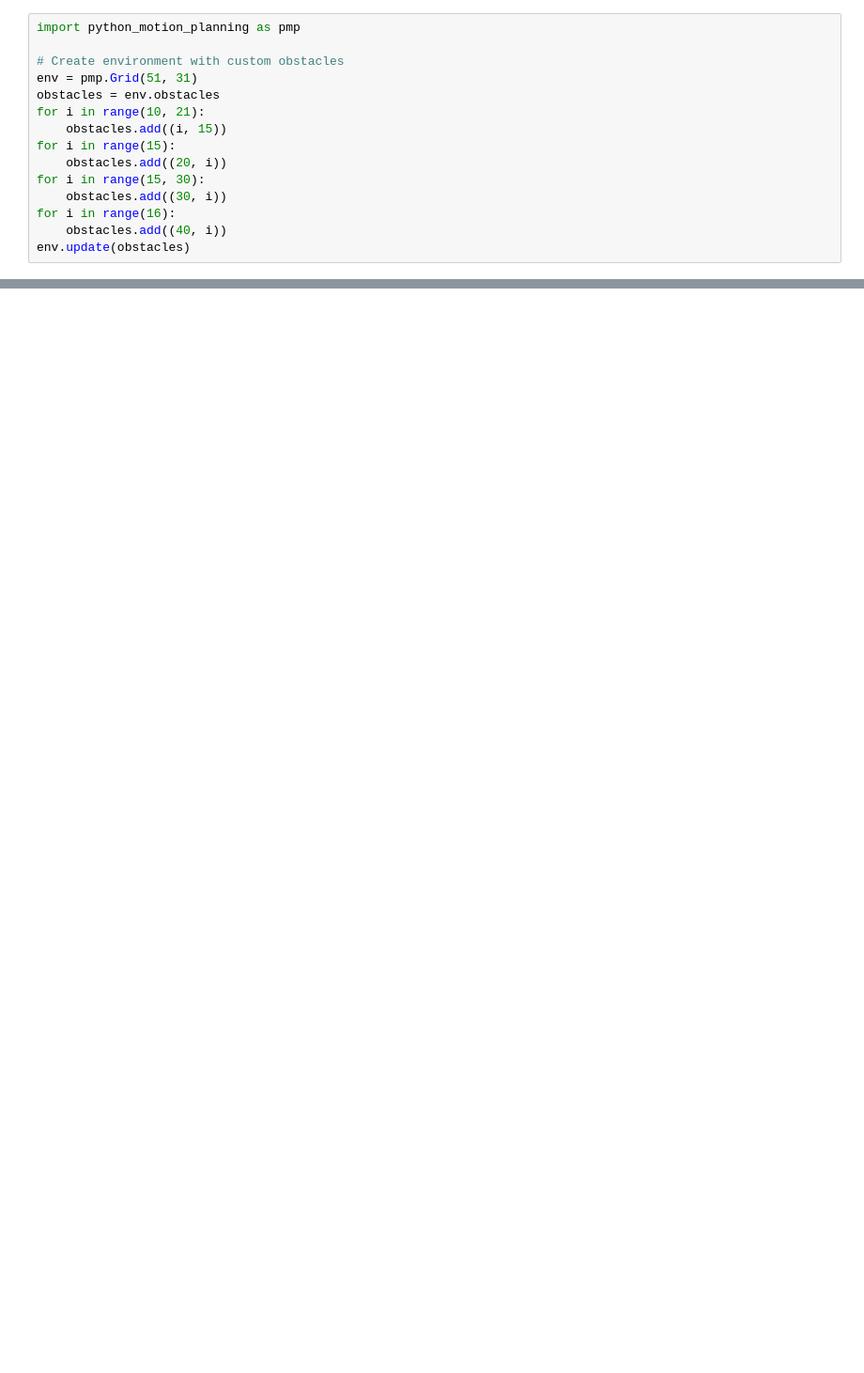
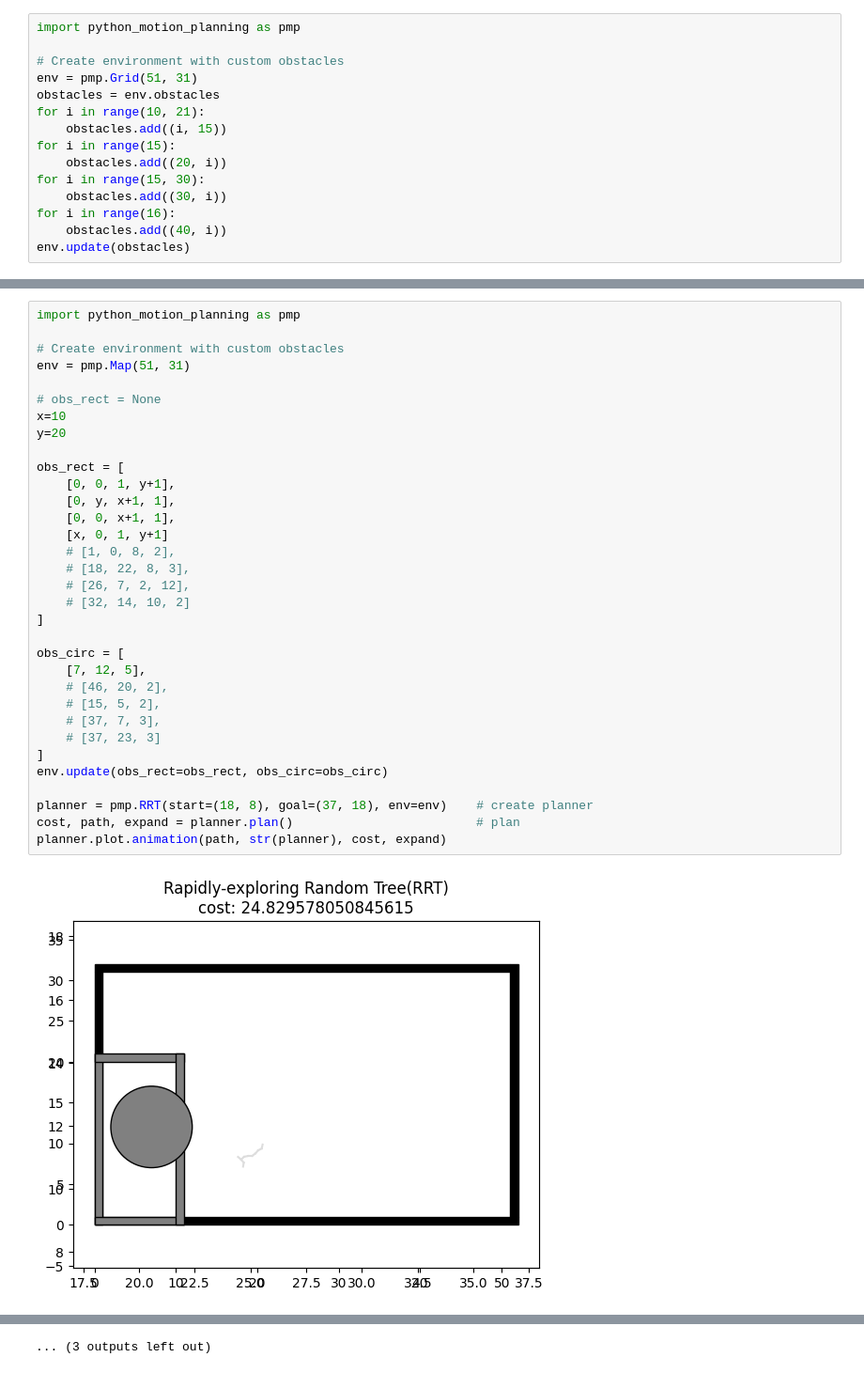
Before and after one commit to MichaTarlton/python_motion_planning, a Jupyter notebook: As1/As1-nb.ipynb, the cells around one changed output, grey strips where cells are left out. Shown: that part at 94% size. Drawn from its saved outputs; the diff is of its cells as text; blank space fills up the shorter version.

```diff
--- a/As1/As1-nb.ipynb
+++ b/As1/As1-nb.ipynb
@@ -33,0 +29,35 @@ planner.plot.animation(path, str(planner), cost, expand)    # animation
+# %%
+import python_motion_planning as pmp
+
+# Create environment with custom obstacles
+env = pmp.Map(51, 31)
+
+# obs_rect = None
+x=10
+y=20
+
+obs_rect = [
+    [0, 0, 1, y+1],
+    [0, y, x+1, 1],
+    [0, 0, x+1, 1],
+    [x, 0, 1, y+1]
+    # [1, 0, 8, 2],
+    # [18, 22, 8, 3],
+    # [26, 7, 2, 12],
+    # [32, 14, 10, 2]
+]
+
+obs_circ = [
+    [7, 12, 5],
+    # [46, 20, 2],
+    # [15, 5, 2],
+    # [37, 7, 3],
+    # [37, 23, 3]
+]
+env.update(obs_rect=obs_rect, obs_circ=obs_circ)
+
+planner = pmp.RRT(start=(18, 8), goal=(37, 18), env=env)    # create planner
+cost, path, expand = planner.plan()                         # plan
+planner.plot.animation(path, str(planner), cost, expand)
+# %% [output]
+[figure, added]
@@ -33,0 +75 @@ planner.plot.animation(path, str(planner), cost, expand)    # animation
+... (3 outputs left out)
```
Also changed, not shown: parts of 3 cells of this notebook.
